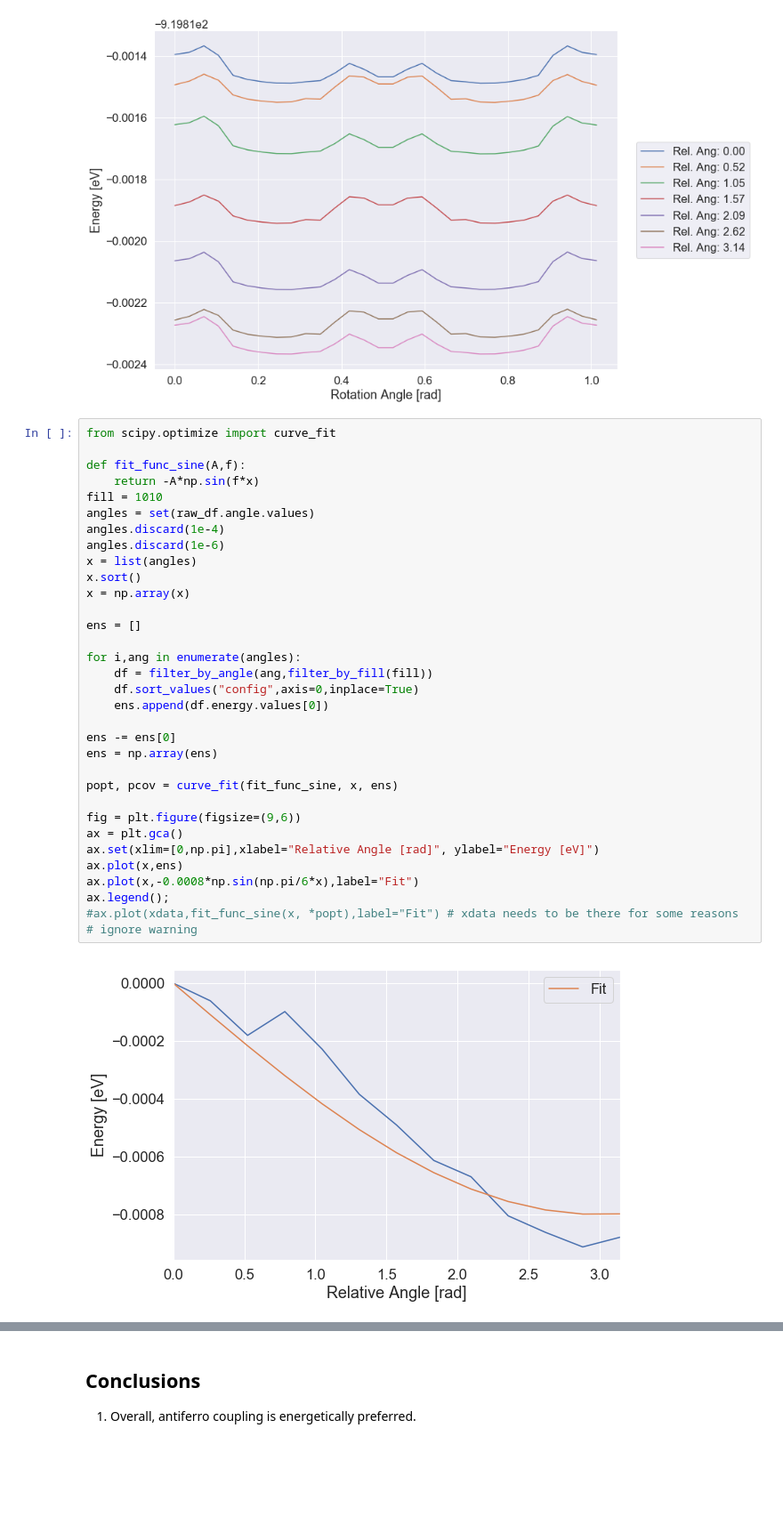
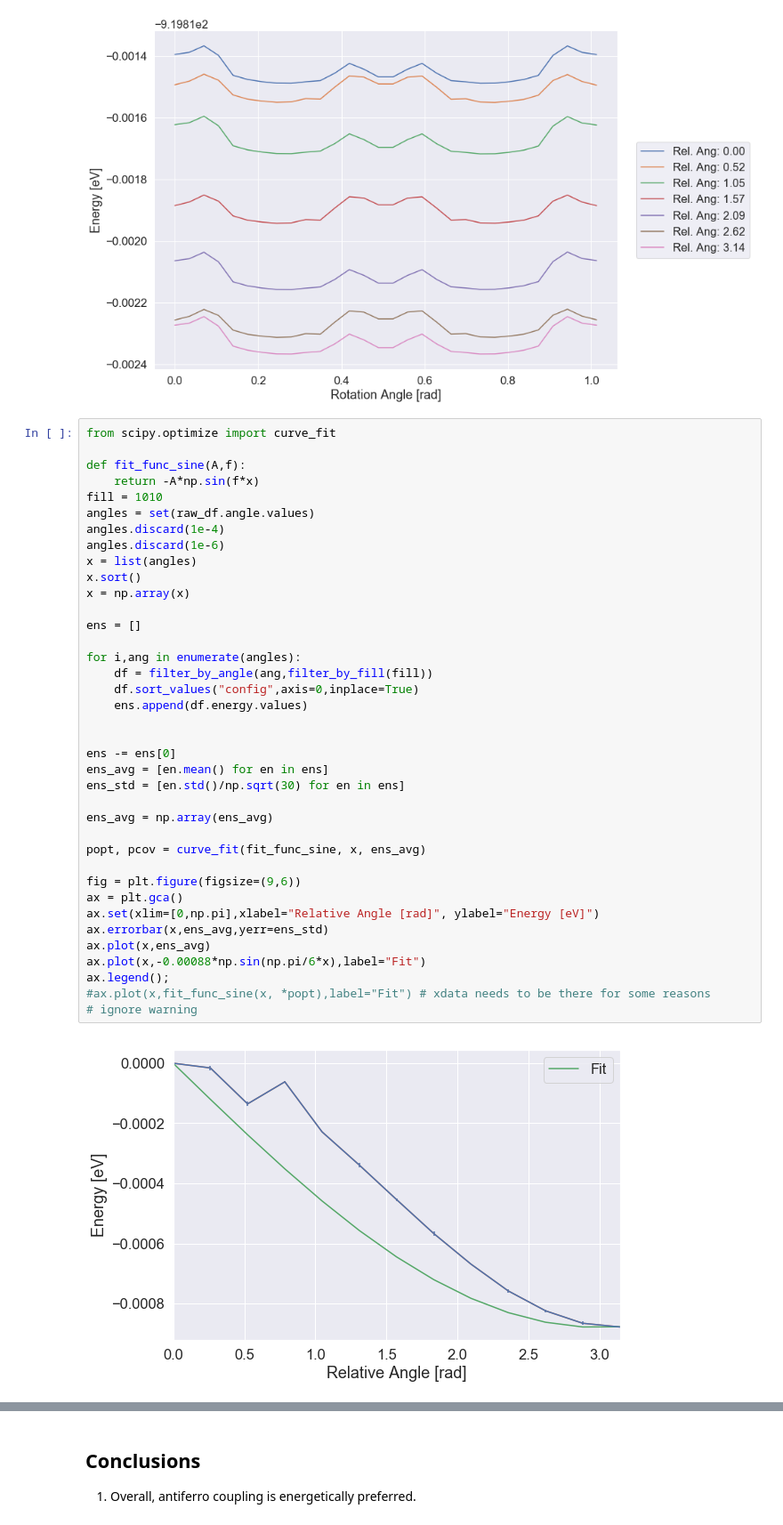
Before and after one commit to gvermillion/msc_thesis, a Jupyter notebook: potential_map/broad_sweep/analyze_broad_sweep.ipynb, the cells around one changed output, grey strips where cells are left out. Shown at 89% size. Drawn from its saved outputs; the diff is of its cells as text; blank space fills up the shorter version.

```diff
--- a/potential_map/broad_sweep/analyze_broad_sweep.ipynb
+++ b/potential_map/broad_sweep/analyze_broad_sweep.ipynb
@@ -171,35 +172,40 @@ plot_relative_angle()
 # %%
 from scipy.optimize import curve_fit
 
 def fit_func_sine(A,f):
     return -A*np.sin(f*x)
 fill = 1010
 angles = set(raw_df.angle.values)
 angles.discard(1e-4)
 angles.discard(1e-6)
 x = list(angles)
 x.sort()
 x = np.array(x)
 
 ens = []
 
 for i,ang in enumerate(angles):
     df = filter_by_angle(ang,filter_by_fill(fill))
     df.sort_values("config",axis=0,inplace=True)
-    ens.append(df.energy.values[0])
+    ens.append(df.energy.values)
+
 
 ens -= ens[0]
-ens = np.array(ens)
+ens_avg = [en.mean() for en in ens]
+ens_std = [en.std()/np.sqrt(30) for en in ens]
 
-popt, pcov = curve_fit(fit_func_sine, x, ens)
+ens_avg = np.array(ens_avg)
+
+popt, pcov = curve_fit(fit_func_sine, x, ens_avg)
 
 fig = plt.figure(figsize=(9,6))
 ax = plt.gca()
 ax.set(xlim=[0,np.pi],xlabel="Relative Angle [rad]", ylabel="Energy [eV]")
-ax.plot(x,ens)
-ax.plot(x,-0.0008*np.sin(np.pi/6*x),label="Fit")
+ax.errorbar(x,ens_avg,yerr=ens_std)
+ax.plot(x,ens_avg)
+ax.plot(x,-0.00088*np.sin(np.pi/6*x),label="Fit")
 ax.legend();
-#ax.plot(xdata,fit_func_sine(x, *popt),label="Fit") # xdata needs to be there for some reasons
+#ax.plot(x,fit_func_sine(x, *popt),label="Fit") # xdata needs to be there for some reasons
 # ignore warning
 # %% [output]
-[figure, old version]
+[figure, new version]
```
Also changed, not shown: parts of 5 cells of this notebook.
